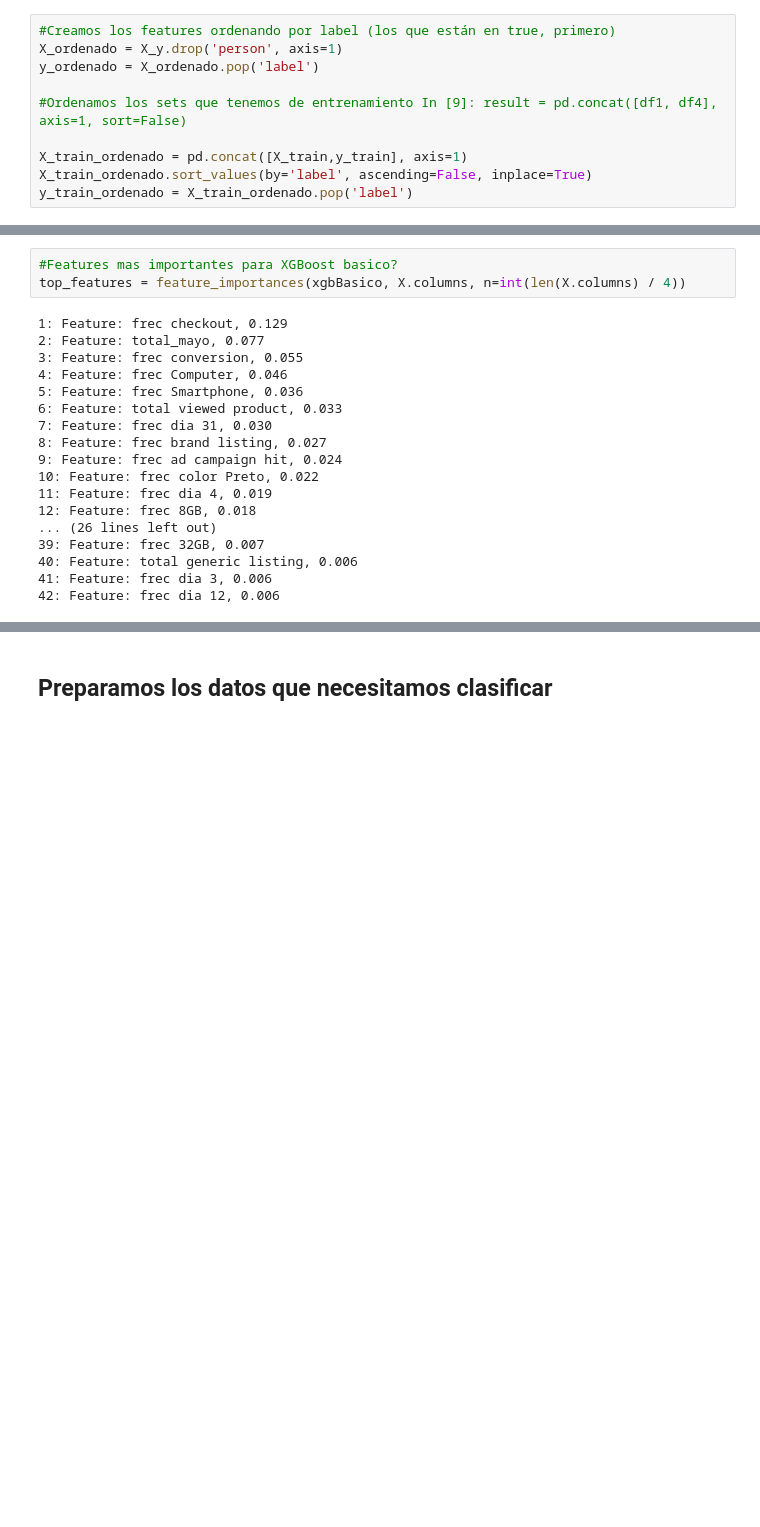
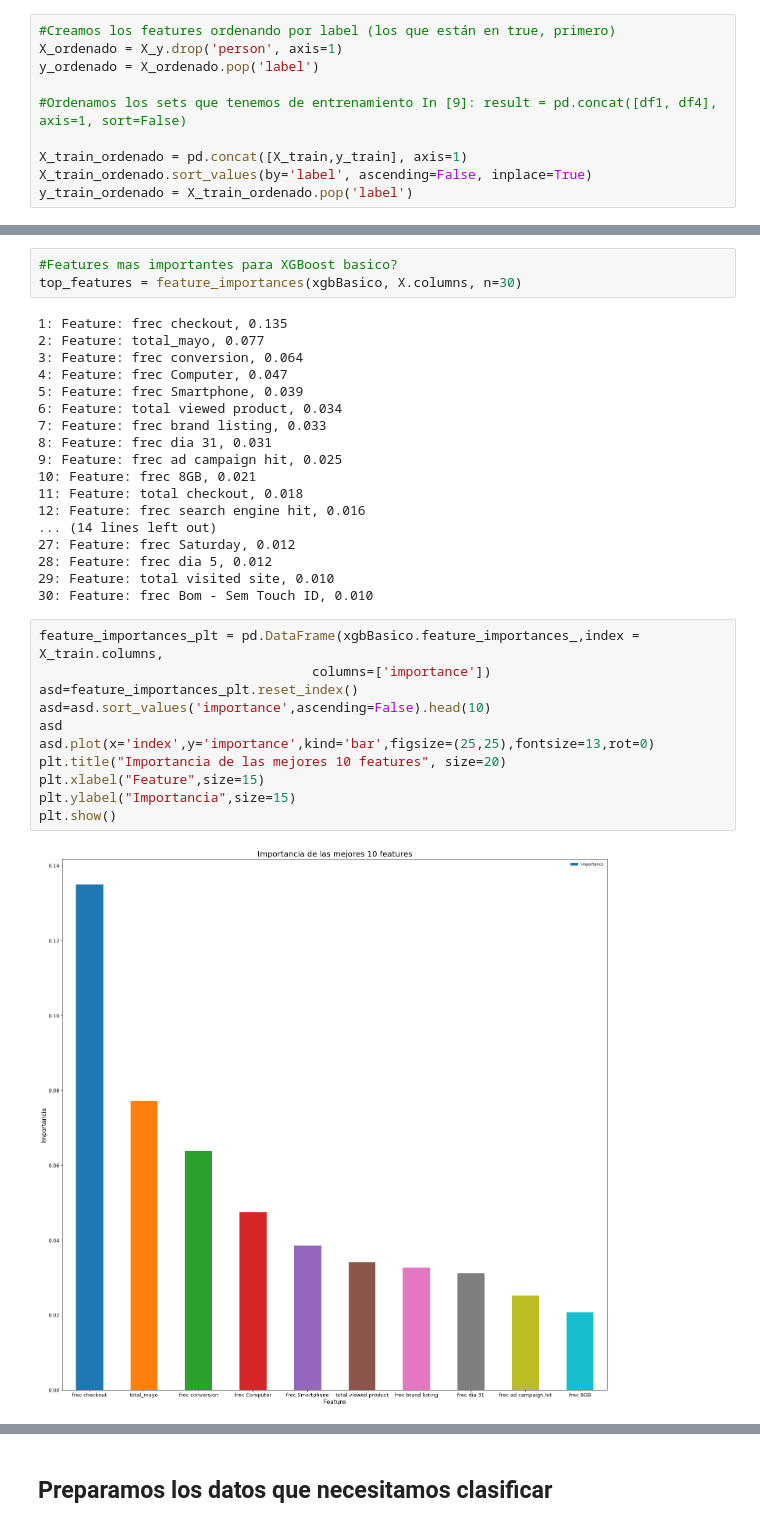
Before and after one commit to btusca/7506, a Jupyter notebook: TP2/Tp2.ipynb, the cells around one changed output, grey strips where cells are left out. Cells and saved outputs as stored; diff of their text form; blank space fills up the shorter version.

```diff
--- a/TP2/Tp2.ipynb
+++ b/TP2/Tp2.ipynb
@@ -457,24 +484,37 @@ AUC usando el modelo xgbBasico con datos ordenados 0.85 +/- 0.01
 # %%
 #Features mas importantes para XGBoost basico?
-top_features = feature_importances(xgbBasico, X.columns, n=int(len(X.columns) / 4))
+top_features = feature_importances(xgbBasico, X.columns, n=30)
 # %% [output]
-1: Feature: frec checkout, 0.129
+1: Feature: frec checkout, 0.135
 2: Feature: total_mayo, 0.077
-3: Feature: frec conversion, 0.055
-4: Feature: frec Computer, 0.046
-5: Feature: frec Smartphone, 0.036
-6: Feature: total viewed product, 0.033
-7: Feature: frec dia 31, 0.030
-8: Feature: frec brand listing, 0.027
-9: Feature: frec ad campaign hit, 0.024
-10: Feature: frec color Preto, 0.022
-11: Feature: frec dia 4, 0.019
-12: Feature: frec 8GB, 0.018
-... (26 lines left out)
-39: Feature: frec 32GB, 0.007
-40: Feature: total generic listing, 0.006
-41: Feature: frec dia 3, 0.006
-42: Feature: frec dia 12, 0.006
+3: Feature: frec conversion, 0.064
+4: Feature: frec Computer, 0.047
+5: Feature: frec Smartphone, 0.039
+6: Feature: total viewed product, 0.034
+7: Feature: frec brand listing, 0.033
+8: Feature: frec dia 31, 0.031
+9: Feature: frec ad campaign hit, 0.025
+10: Feature: frec 8GB, 0.021
+11: Feature: total checkout, 0.018
+12: Feature: frec search engine hit, 0.016
+... (14 lines left out)
+27: Feature: frec Saturday, 0.012
+28: Feature: frec dia 5, 0.012
+29: Feature: total visited site, 0.010
+30: Feature: frec Bom - Sem Touch ID, 0.010
+# %%
+feature_importances_plt = pd.DataFrame(xgbBasico.feature_importances_,index = X_train.columns,
+                                   columns=['importance'])
+asd=feature_importances_plt.reset_index()
+asd=asd.sort_values('importance',ascending=False).head(10)
+asd
+asd.plot(x='index',y='importance',kind='bar',figsize=(25,25),fontsize=13,rot=0)
+plt.title("Importancia de las mejores 10 features", size=20)
+plt.xlabel("Feature",size=15)
+plt.ylabel("Importancia",size=15)
+plt.show()
+# %% [output]
+[figure, added]
 # %%
 xgbBasicoOrdenado.fit(X_ordenado.loc[:,top_features], y_ordenado)
 scores = cross_val_score(estimator=xgbBasicoOrdenado,X=X_ordenado, y=y_ordenado, cv=3, scoring="roc_auc", verbose=True)
```
Also changed, not shown: parts of 24 cells of this notebook.
